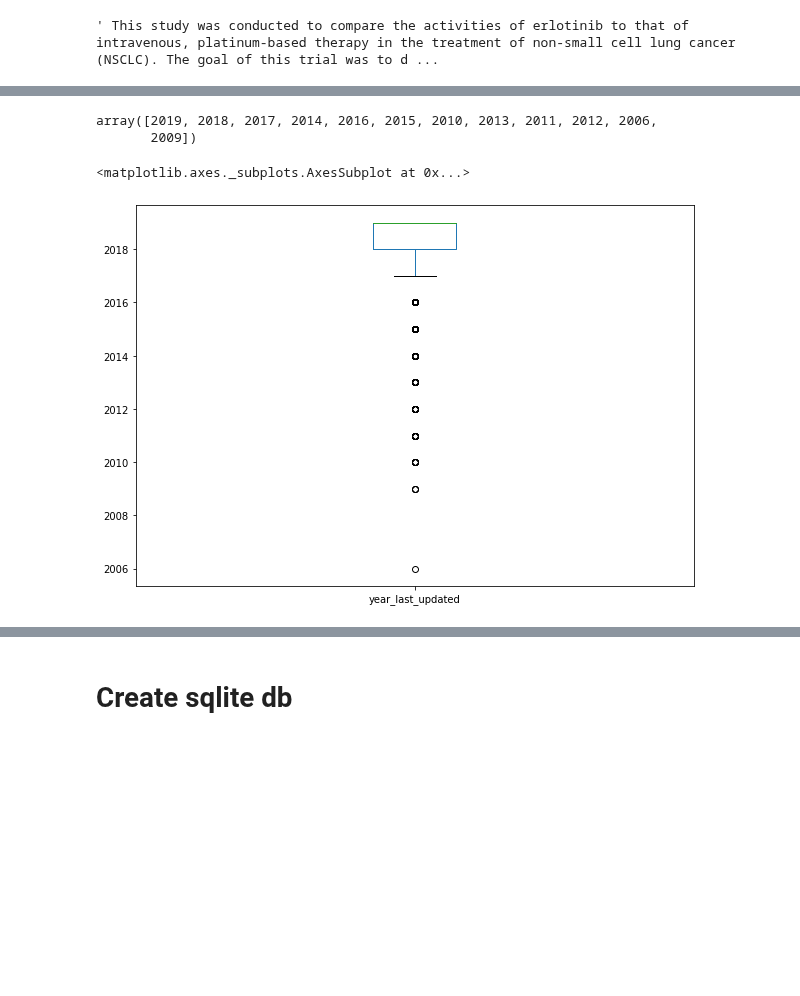
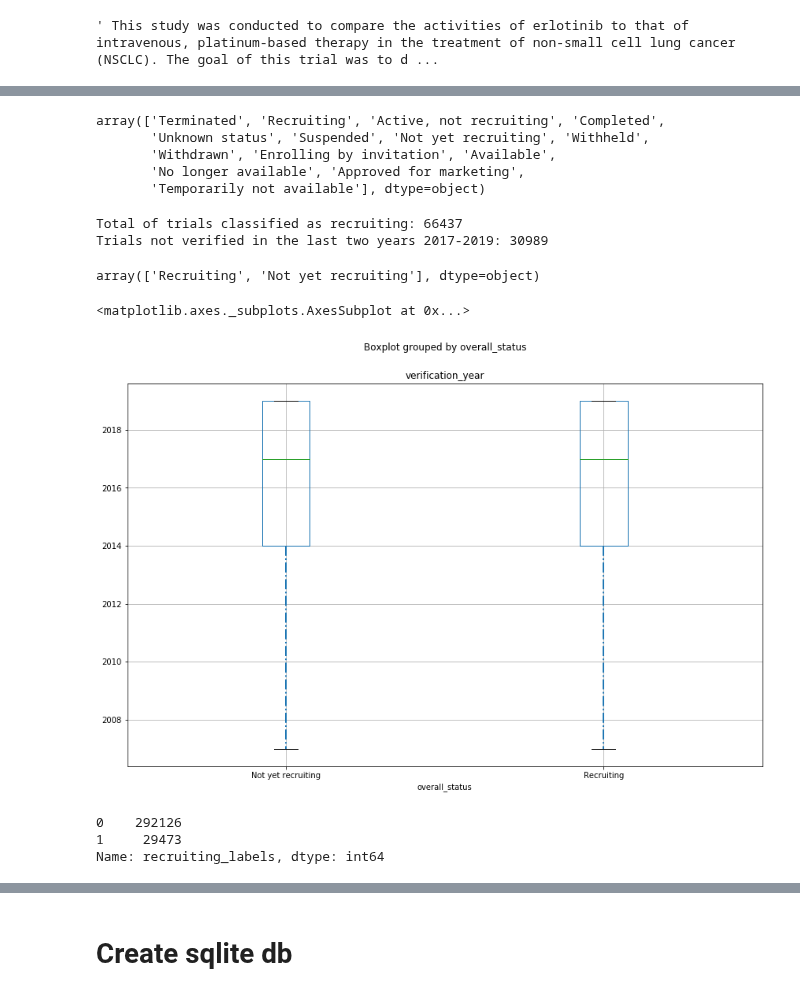
Before and after one commit to cmdelaserna/clinical-trials, a Jupyter notebook: mvp/notebooks/Script 3 - df setup, export working dataset.ipynb, the cells around one changed output, grey strips where cells are left out. Cells and saved outputs as stored; diff of their text form; code cells hidden in the pictures; blank space fills up the shorter version.

Commit message:
created sqlite db with info from all trials

```diff
--- a/mvp/notebooks/Script 3 - df setup, export working dataset.ipynb
+++ b/mvp/notebooks/Script 3 - df setup, export working dataset.ipynb
@@ -67,6 +68,7 @@ data_types(df, columns_dates, 'datetime64')
 # Extract year
 df['year_submitted'] = df['study_first_submitted'].dt.year
 df['year_last_updated'] = df['last_update_submitted'].dt.year
+df['verification_year'] = df['verification_date'].dt.year
 # %%
 # Remove unnecesary columns
 # df.drop(columns_dates, axis = 1, inplace=True)
@@ -129,11 +104,55 @@ Clinical trials recruiting: 52076
+# %%
+''' Recruiting status
+0 - Not recruting, including all records not updated
+1 - Possibily recruiting. Define time range for category
+2 - Recruiting
+
+'''
+
+df.overall_status.unique()
+# %% [output]
+array(['Terminated', 'Recruiting', 'Active, not recruiting', 'Completed',
+       'Unknown status', 'Suspended', 'Not yet recruiting', 'Withheld',
+       'Withdrawn', 'Enrolling by invitation', 'Available',
+       'No longer available', 'Approved for marketing',
+       'Temporarily not available'], dtype=object)
+# %%
+# Selecting open trials
+# https://clinicaltrials.gov/ct2/help/glossary/recruitment-status
+
+recruiting = df[(df['overall_status'] == "Recruiting") | \
+                (df['overall_status'] == "Not yet recruiting") | \
+                (df['overall_status'] == "Available for expanded access")]
+
+# Check recruiting studies
+print('Total of trials classified as recruiting: {}'.format(len(recruiting)))
+
+print('Trials not verified in the last two years 2017-2019: {}'.\
+      format(len(recruiting[recruiting['verification_year'] < 2017])))
+# %% [output]
+Total of trials classified as recruiting: 66437
+Trials not verified in the last two years 2017-2019: 30989
 # %%
-recruiting.year_last_updated.unique()
+recruiting.overall_status.unique()
 # %% [output]
-array([2019, 2018, 2017, 2014, 2016, 2015, 2010, 2013, 2011, 2012, 2006,
-       2009])
+array(['Recruiting', 'Not yet recruiting'], dtype=object)
-# %%
-recruiting['year_last_updated'].plot(kind='box', figsize=(10,7))
-# recruiting['year_submitted'].plot(kind='box', figsize=(10,7))
-# %% [output]
-<matplotlib.axes._subplots.AxesSubplot at 0x...>
-[figure, removed]
+# %%
+# Trials by verification date
+
+'''Unknown: A study with a status of Recruiting, Not yet recruiting,
+or Active, not recruiting and whose status has not been verified within the past 2 years.
+
+** Studies with an Unknown recruitment status are considered open studies or closed studies,
+depending on their last known recruitment status**
+
+'''
+recruiting.boxplot(column='verification_year', by='overall_status', \
+                   figsize=(14,9), showfliers=False, meanline=True,\
+                   whiskerprops = dict(linestyle='-.', linewidth=2))
+
+# recruiting.boxplot(column='year_last_updated')
+# recruiting['verification_year'].plot(kind='box', figsize=(10,7))
+# recruiting['year_last_updated'].plot(kind='box', figsize=(10,7))
+# %% [output]
+<matplotlib.axes._subplots.AxesSubplot at 0x...>
+[figure, added]
@@ -139,0 +161,15 @@ recruiting['year_last_updated'].plot(kind='box', figsize=(10,7))
+# %%
+# Function to assign recruiting labels
+options = [
+    (df['verification_year'] < 2017),
+    (df['verification_year'] > 2017) & (df['overall_status'] == "Recruiting") | \
+                (df['overall_status'] == "Not yet recruiting") | \
+                (df['overall_status'] == "Available for expanded access")]
+labels = [0, 1]
+df['recruiting_labels'] = np.select(options, labels, default=0)
+
+df['recruiting_labels'].value_counts()
+# %% [output]
+0    292126
+1     29473
+Name: recruiting_labels, dtype: int64
```
Also changed, not shown: parts of 25 cells of this notebook, 1 other file.
